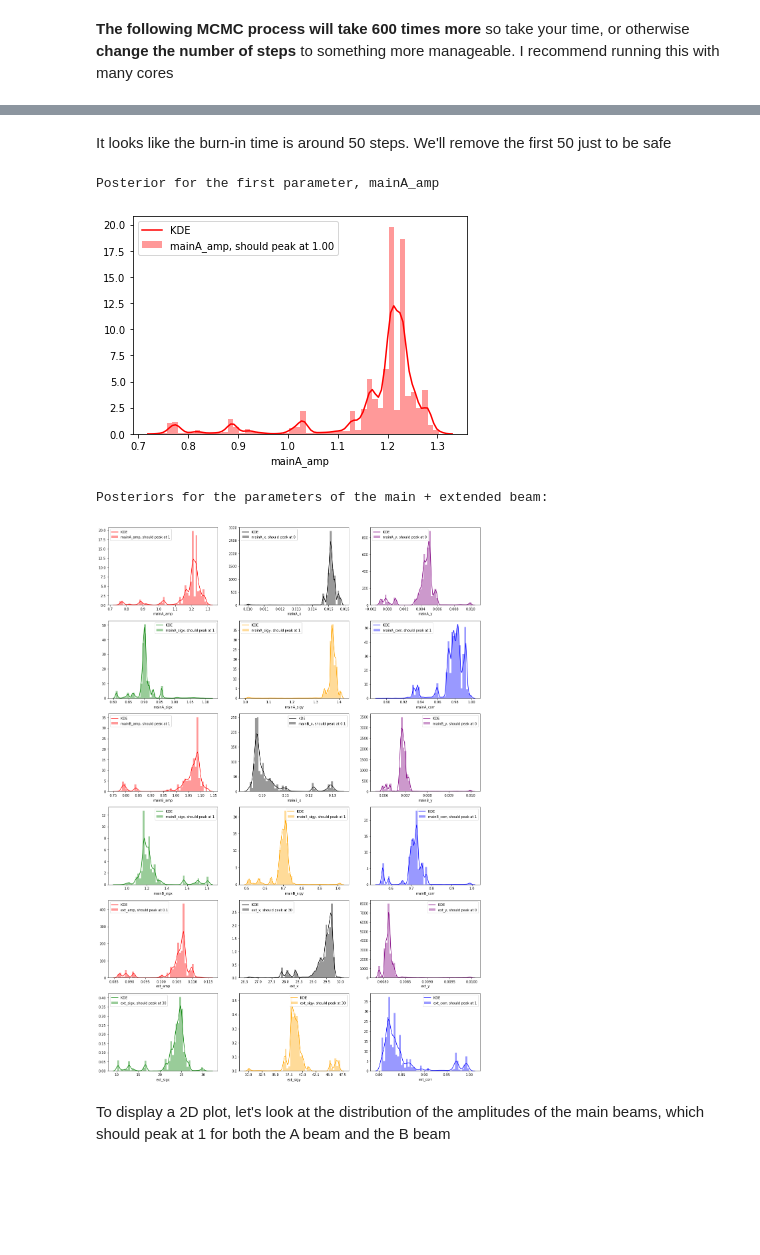
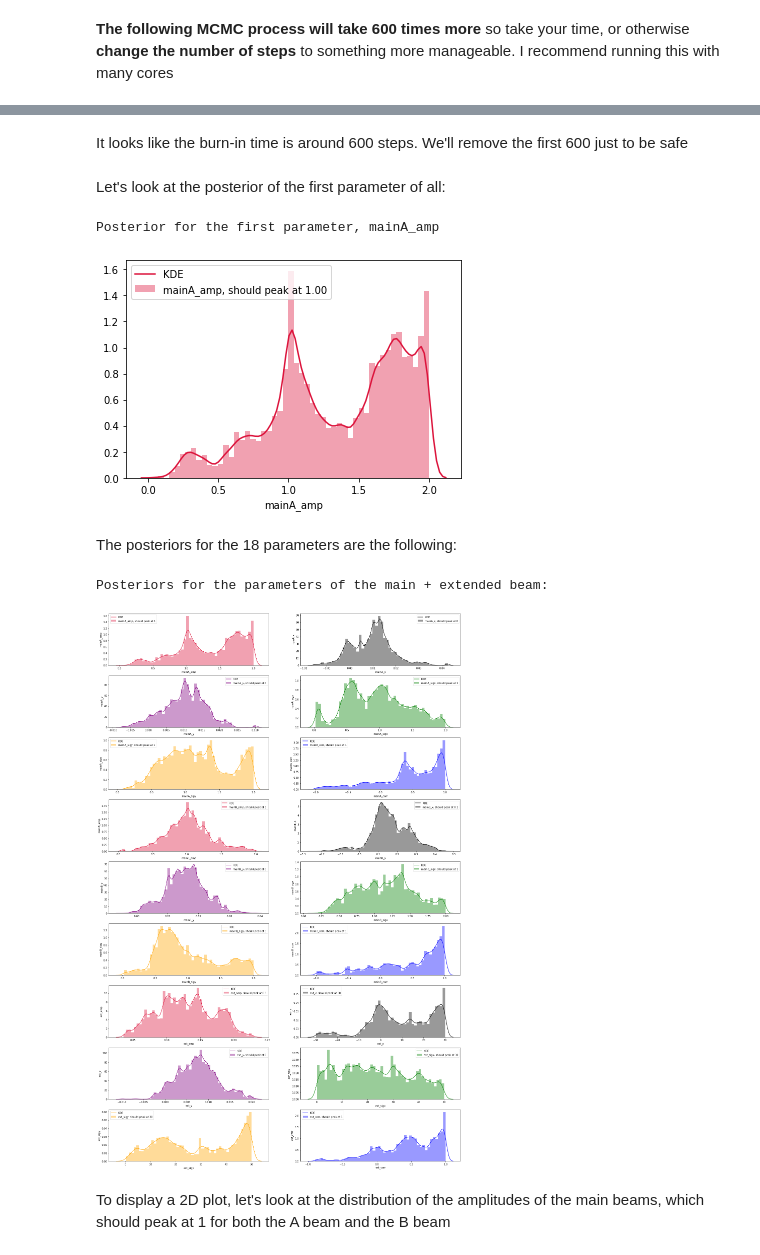
Before and after one commit to phys201/extended-beam-modeling, a Jupyter notebook: tutorial_notebook.ipynb, the cells around one changed output, grey strips where cells are left out. Drawn from its saved outputs; the diff is of its cells as text; code cells hidden in the pictures; blank space fills up the shorter version.

```diff
--- a/tutorial_notebook.ipynb
+++ b/tutorial_notebook.ipynb
@@ -427,37 +427,42 @@ model.plot_emcee_chains(nchains=40)
 # %% [markdown]
-It looks like the burn-in time is around 50 steps. We'll remove the first 50 just to be safe
+It looks like the burn-in time is around 600 steps. We'll remove the first 600 just to be safe
 # %%
-burned_in = emcee_chains.xs(slice(50, 10000), level=1)
+burned_in = emcee_chains.xs(slice(600, 6000), level=1)
+# %% [markdown]
+Let's look at the posterior of the first parameter of all:
 # %%
 plt.figure()
 print("Posterior for the first parameter, mainA_amp")
 sns.distplot(burned_in['mainA_amp'],
-             color='r',
+             color='crimson',
              hist_kws={'label':'mainA_amp, should peak at {:.2f}'.format(1.0)},
              kde_kws={'label': 'KDE'})
 plt.show()
 # %% [output]
 Posterior for the first parameter, mainA_amp
-[figure, old version]
+[figure, new version]
+# %% [markdown]
+The posteriors for the 18 parameters are the following:
 # %%
-f, axes     = plt.subplots(6, 3, figsize=(20, 30))
-names       = np.array(emcee_chains.columns)
-true_vals   = [1,0,0,1,1,1,1,0.1,0,1,1,1,0.1,30,0,30,30,1] # true values
-colors  = ['red', 'black', 'purple', 'green', 'orange', 'blue',
-           'red', 'black', 'purple', 'green', 'orange', 'blue',
-           'red', 'black', 'purple', 'green', 'orange', 'blue']
+N_plots      = len(burned_in.keys())
+fig, axes    = plt.subplots(int(np.ceil(N_plots/2)), 2, figsize=(25,40))
+axes_to_plot = axes.ravel()[0:N_plots]
+peaks        = [1,0,0,1,1,1,1,0.1,0,1,1,1,0.1,30,0,30,30,1] # true values, expected peaks
+colors       = ['crimson', 'black', 'purple', 'green', 'orange', 'blue',
+                'crimson', 'black', 'purple', 'green', 'orange', 'blue',
+                'crimson', 'black', 'purple', 'green', 'orange', 'blue']
 
 print("Posteriors for the parameters of the main + extended beam:")
-
-for ax, feature, color, name, peak in zip(axes.flat, burned_in.columns, colors, names, true_vals):
-    sns.distplot(burned_in[feature],
+for ax, name, color, peak in zip(axes_to_plot, burned_in.keys(), colors, peaks):
+    ax.set(ylabel=name)
+    sns.distplot(burned_in[name],
                  color=color,
                  ax=ax,
                  hist_kws={'label':'{}, should peak at {}'.format(name, peak)},
                  kde_kws={'label': 'KDE'})
 # %% [output]
 Posteriors for the parameters of the main + extended beam:
-[figure, old version]
+[figure, new version]
 # %% [markdown]
 To display a 2D plot, let's look at the distribution of the amplitudes of the main beams, which should peak at 1 for both the A beam and the B beam
 # %%
```
Also changed, not shown: parts of 9 cells of this notebook.
